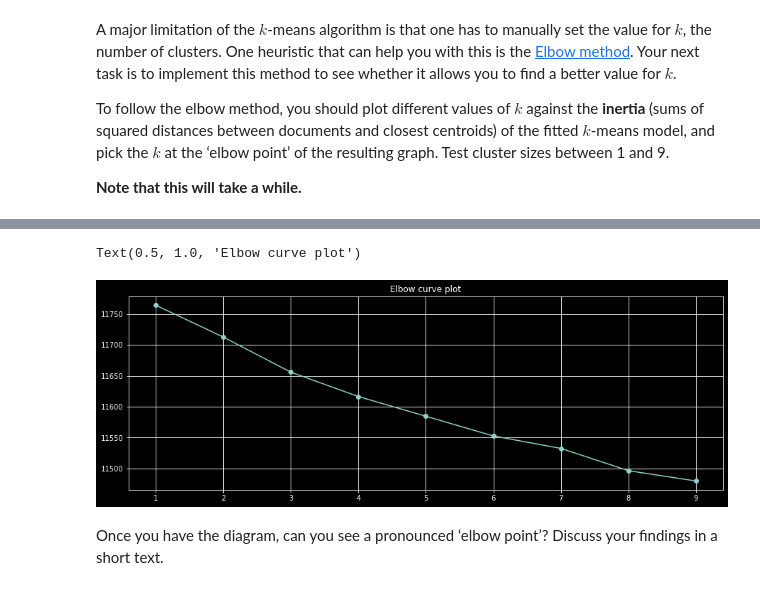
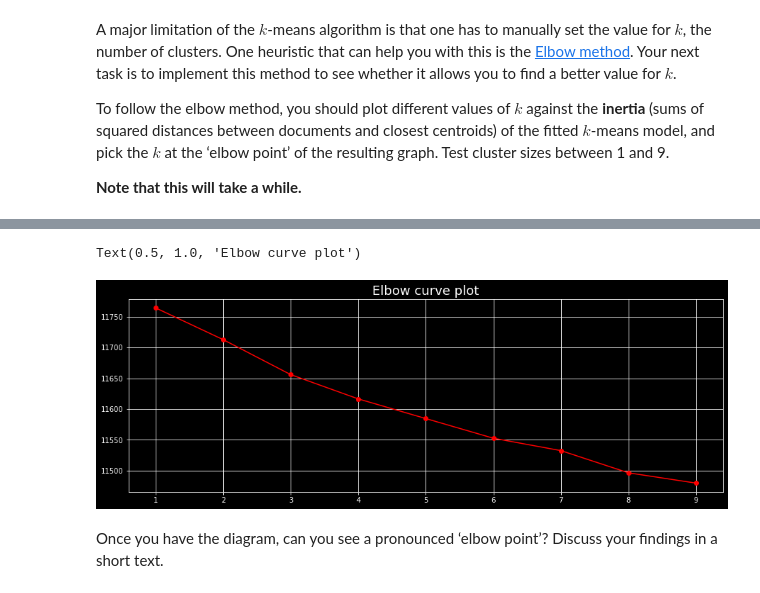
Before and after one commit to Philhoels/732A92-Text-Mining, a Jupyter notebook: Andreas/Lab3/TM-L3.ipynb, the cells around one changed output, grey strips where cells are left out. Drawn from its saved outputs; the diff is of its cells as text; code cells hidden in the pictures.

```diff
--- a/Andreas/Lab3/TM-L3.ipynb
+++ b/Andreas/Lab3/TM-L3.ipynb
@@ -75,4 +75,6 @@ Next, cluster the vectorized data. Before doing so, you should read the document
 # TODO: Enter code here to cluster the vectorized data
 from sklearn.cluster import KMeans
 
-kmeans = KMeans(n_clusters=3, n_init=2,random_state=13).fit(reviews)
+kmeans = KMeans(n_clusters=3, n_init=2,random_state=13)
+
+kmeans.fit(reviews)
@@ -99,10 +122,6 @@ Once you have a clustering, you can try to see whether it is meaningful. One use
 # %%
 # TODO: Enter code here to compute the cluster summaries and print them
 import numpy as np
-from sklearn import preprocessing
-
-le = preprocessing.LabelEncoder()
-labels_true = le.fit_transform(df['category'])
 
 n=4
 
@@ -111,10 +130,9 @@ cluster_centers = kmeans.cluster_centers_
 
 c= []
 
-for cluster in kmeans.cluster_centers_:
+for cluster in cluster_centers:
     ind = np.argpartition(cluster, -n)[-n:]
     c.append(ind)
-    #c.append(cluster[cluster.argsort()[-n:]])
 c
 # %% [output]
 (3, 46619)
@@ -134,0 +142,12 @@ print(res['cluster_centers_'])
+# %%
+dictionary = {}
+
+for i,row in enumerate(c):
+    l=[]
+    for index in row :
+        l.append(vectorizer.get_feature_names()[index])
+    dictionary['cluster_'+str(i)]=l
+
+
+print('The highest {} highest-weighted terms from the centroid of each cluster are : '.format(n))
+dictionary
@@ -190,12 +239,12 @@ Time to execute for loop : 00:03:42
 # %%
 # plot the elbow
 fig = plt.figure(figsize=(15, 5))
-plt.plot(n_clusters,distorsions,marker='o')
+plt.plot(n_clusters,distorsions,marker='o',color='red')
 plt.grid(True)
-plt.title('Elbow curve plot')
+plt.title('Elbow curve plot',size=18)
 # %% [output]
 Text(0.5, 1.0, 'Elbow curve plot')
-[figure, old version]
+[figure, new version]
 # %% [markdown]
 Once you have the diagram, can you see a pronounced &lsquo;elbow point&rsquo;? Discuss your findings in a short text.
 # %% [markdown]
```
Also changed, not shown: parts of 17 cells of this notebook, 1 other file.
